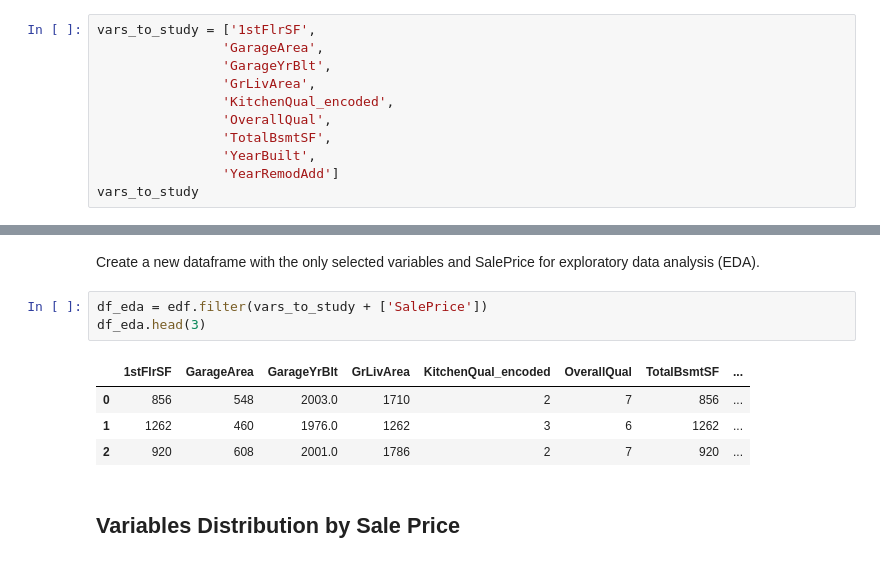
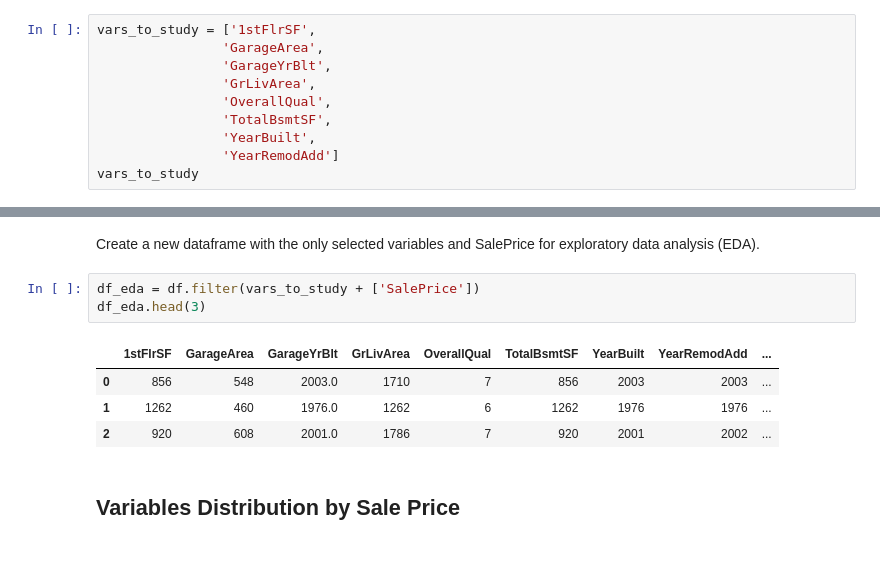
Before and after one commit to helenmurugan/heritage-housing-issues, a Jupyter notebook: jupyter_notebooks/03_Data_Visualisations_v1.ipynb, the cells around one changed output, grey strips where cells are left out. Cells and saved outputs as stored; diff of their text form.

```diff
--- a/jupyter_notebooks/03_Data_Visualisations_v1.ipynb
+++ b/jupyter_notebooks/03_Data_Visualisations_v1.ipynb
@@ -180,7 +153,6 @@ vars_to_study = ['1stFlrSF',
                 'GarageArea',
                 'GarageYrBlt',
                 'GrLivArea',
-                'KitchenQual_encoded',
                 'OverallQual',
                 'TotalBsmtSF',
                 'YearBuilt',
@@ -201,13 +172,13 @@ vars_to_study
 # %% [markdown]
 Create a new dataframe with the only selected variables and SalePrice for exploratory data analysis (EDA).
 # %%
-df_eda = edf.filter(vars_to_study + ['SalePrice'])
+df_eda = df.filter(vars_to_study + ['SalePrice'])
 df_eda.head(3)
 # %% [output]
-|  | 1stFlrSF | GarageArea | GarageYrBlt | GrLivArea | KitchenQual_encoded | OverallQual | TotalBsmtSF | ... |
-| 0 | 856 | 548 | 2003.0 | 1710 | 2 | 7 | 856 | ... |
-| 1 | 1262 | 460 | 1976.0 | 1262 | 3 | 6 | 1262 | ... |
-| 2 | 920 | 608 | 2001.0 | 1786 | 2 | 7 | 920 | ... |
+|  | 1stFlrSF | GarageArea | GarageYrBlt | GrLivArea | OverallQual | TotalBsmtSF | YearBuilt | YearRemodAdd | ... |
+| 0 | 856 | 548 | 2003.0 | 1710 | 7 | 856 | 2003 | 2003 | ... |
+| 1 | 1262 | 460 | 1976.0 | 1262 | 6 | 1262 | 1976 | 1976 | ... |
+| 2 | 920 | 608 | 2001.0 | 1786 | 7 | 920 | 2001 | 2002 | ... |
 # %% [markdown]
 ## Variables Distribution by Sale Price
 # %% [markdown]
```
Also changed, not shown: parts of 12 cells of this notebook, 5 other files.
